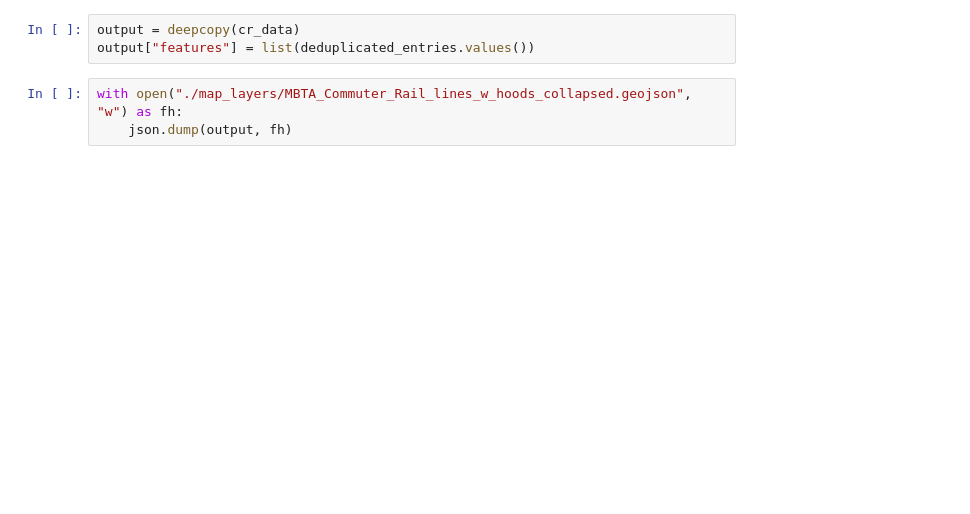
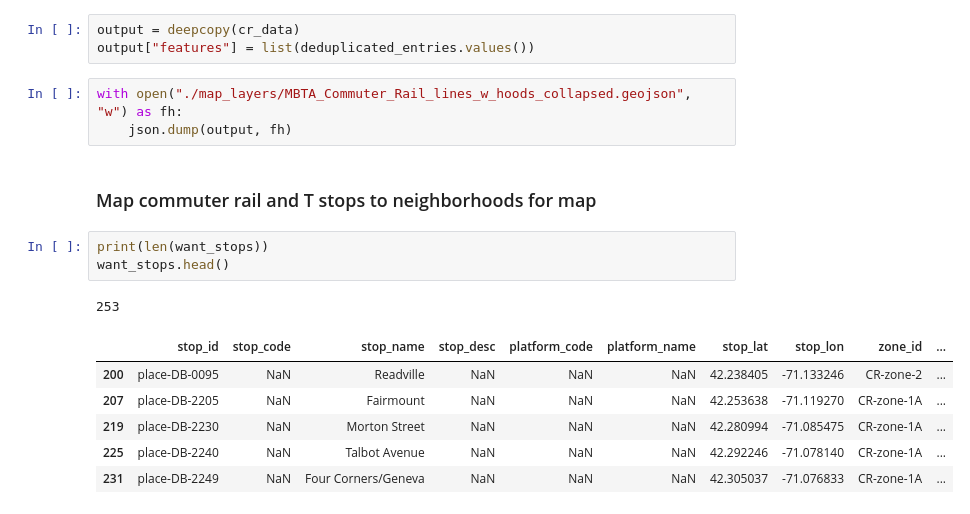
Before and after one commit to yoakiyama/zoning-dashboard-fp, a Jupyter notebook: data/transportation/mbta/mbta_ridership.ipynb, the cells around one changed output. Drawn from its saved outputs; the diff is of its cells as text; blank space fills up the shorter version.

Commit message:
Add transit stops file with neighborhood assignments

```diff
--- a/data/transportation/mbta/mbta_ridership.ipynb
+++ b/data/transportation/mbta/mbta_ridership.ipynb
@@ -1049,3 +1024,16 @@ output["features"] = list(deduplicated_entries.values())
 # %%
 with open("./map_layers/MBTA_Commuter_Rail_lines_w_hoods_collapsed.geojson", "w") as fh:
     json.dump(output, fh)
+# %% [markdown]
+### Map commuter rail and T stops to neighborhoods for map
+# %%
+print(len(want_stops))
+want_stops.head()
+# %% [output]
+253
+|  | stop_id | stop_code | stop_name | stop_desc | platform_code | platform_name | stop_lat | stop_lon | zone_id | ... |
+| 200 | place-DB-0095 | NaN | Readville | NaN | NaN | NaN | 42.238405 | -71.133246 | CR-zone-2 | ... |
+| 207 | place-DB-2205 | NaN | Fairmount | NaN | NaN | NaN | 42.253638 | -71.119270 | CR-zone-1A | ... |
+| 219 | place-DB-2230 | NaN | Morton Street | NaN | NaN | NaN | 42.280994 | -71.085475 | CR-zone-1A | ... |
+| 225 | place-DB-2240 | NaN | Talbot Avenue | NaN | NaN | NaN | 42.292246 | -71.078140 | CR-zone-1A | ... |
+| 231 | place-DB-2249 | NaN | Four Corners/Geneva | NaN | NaN | NaN | 42.305037 | -71.076833 | CR-zone-1A | ... |
```
Also changed, not shown: parts of 5 cells of this notebook, 1 other file.
